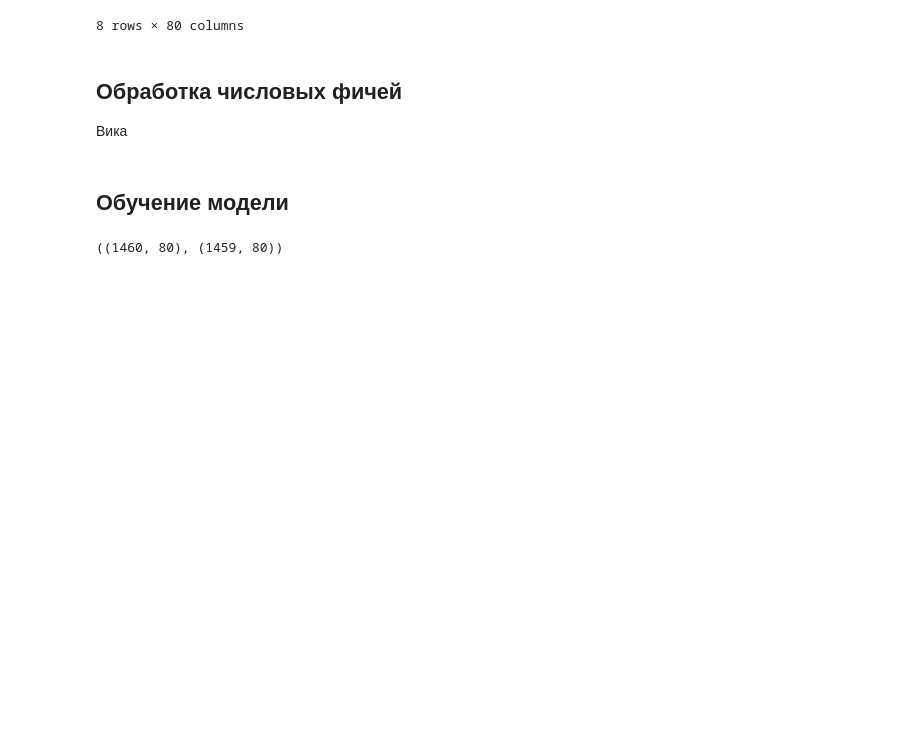
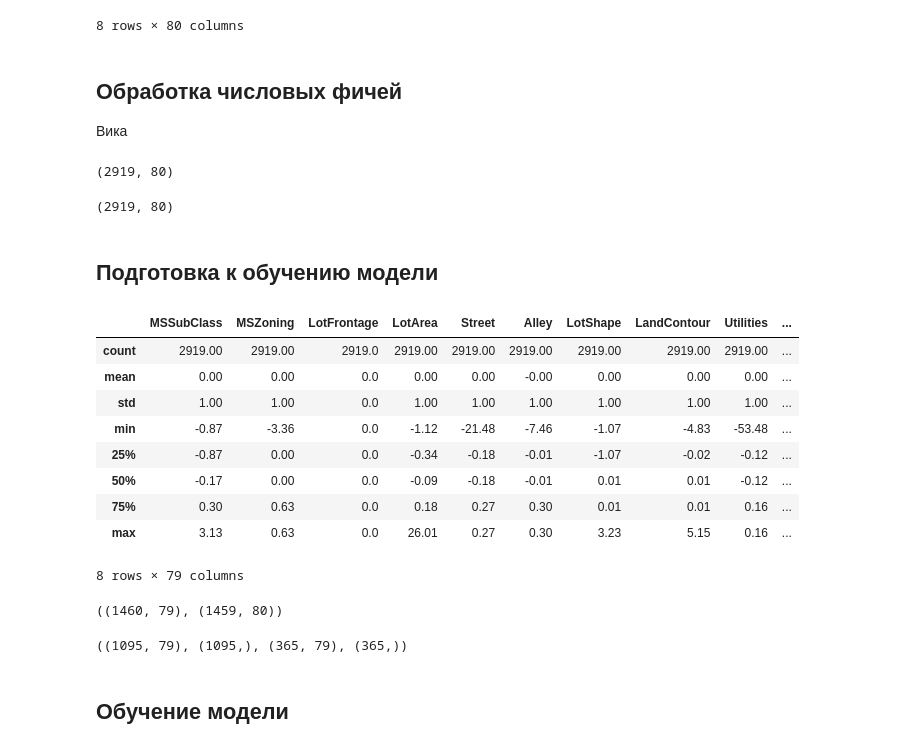
Before and after one commit to vasevooo/housing_kaggle, a Jupyter notebook: advanced housing_reg.ipynb, the cells around one changed output. Saved outputs shown, nothing was run; the diff lists cells and outputs as text; code cells hidden in the pictures; blank space fills up the shorter version.

```diff
--- a/advanced housing_reg.ipynb
+++ b/advanced housing_reg.ipynb
@@ -312,3 +300,56 @@ df.describe().round(2)
 # %% [markdown]
 ## Обработка числовых фичей
 Вика
+# %%
+df['LotFrontage'] = df['LotFrontage'].fillna(df['LotFrontage']).mean()
+df['MasVnrArea'] = df['MasVnrArea'].fillna(df['MasVnrArea'].mean())
+df['GarageYrBlt'] = df['GarageYrBlt'].fillna(df['GarageYrBlt'].mean())
+
+df.shape
+# %% [output]
+(2919, 80)
+# %%
+df['BsmtHalfBath'] = df['BsmtHalfBath'].fillna(0)
+df['BsmtFullBath'] = df['BsmtFullBath'].fillna(0)
+df['GarageArea'] = df['GarageArea'].fillna(0)
+df['GarageCars'] = df['GarageCars'].fillna(0)
+df['BsmtFinSF1'] = df['BsmtFinSF1'].fillna(0)
+df['BsmtFinSF2'] = df['BsmtFinSF2'].fillna(0)
+df['BsmtUnfSF'] = df['BsmtUnfSF'].fillna(0)
+df['TotalBsmtSF'] = df['TotalBsmtSF'].fillna(0)
+
+
+df.shape
+# %% [output]
+(2919, 80)
+# %% [markdown]
+## Подготовка к обучению модели
+# %%
+## Scaling of our data
+
+from sklearn.preprocessing import StandardScaler
+
+ss = StandardScaler()
+
+df_scaled = pd.DataFrame(ss.fit_transform(df.loc[:, df.columns != 'Id']), columns=df.columns[1:])
+df_scaled.describe().round(2)
+# %% [output]
+|  | MSSubClass | MSZoning | LotFrontage | LotArea | Street | Alley | LotShape | LandContour | Utilities | ... |
+| count | 2919.00 | 2919.00 | 2919.0 | 2919.00 | 2919.00 | 2919.00 | 2919.00 | 2919.00 | 2919.00 | ... |
+| mean | 0.00 | 0.00 | 0.0 | 0.00 | 0.00 | -0.00 | 0.00 | 0.00 | 0.00 | ... |
+| std | 1.00 | 1.00 | 0.0 | 1.00 | 1.00 | 1.00 | 1.00 | 1.00 | 1.00 | ... |
+| min | -0.87 | -3.36 | 0.0 | -1.12 | -21.48 | -7.46 | -1.07 | -4.83 | -53.48 | ... |
+| 25% | -0.87 | 0.00 | 0.0 | -0.34 | -0.18 | -0.01 | -1.07 | -0.02 | -0.12 | ... |
+| 50% | -0.17 | 0.00 | 0.0 | -0.09 | -0.18 | -0.01 | 0.01 | 0.01 | -0.12 | ... |
+| 75% | 0.30 | 0.63 | 0.0 | 0.18 | 0.27 | 0.30 | 0.01 | 0.01 | 0.16 | ... |
+| max | 3.13 | 0.63 | 0.0 | 26.01 | 0.27 | 0.30 | 3.23 | 5.15 | 0.16 | ... |
+8 rows × 79 columns
+# %%
+### Разбиваем наш df на train and test
+
+df_train = df_scaled.loc[0:1459,:]
+df_test = pd.concat([df['Id'][1460:], df_scaled.loc[1460:,:]], axis=1)
+
+df_train.shape, df_test.shape
+# %% [output]
+((1460, 79), (1459, 80))
@@ -315,11 +362,6 @@ df.describe().round(2)
+# %%
+x_train.shape,  y_train.shape, x_valid.shape, y_valid.shape
+# %% [output]
+((1095, 79), (1095,), (365, 79), (365,))
 # %% [markdown]
 ## Обучение модели
-# %%
-### Разбиваем наш df на train and test
-
-df_train = df.loc[0:1459,:]
-df_test = df.loc[1460:,:]
-
-df_train.shape, df_test.shape
-# %% [output]
-((1460, 80), (1459, 80))
```
Also changed, not shown: parts of 16 cells of this notebook.
